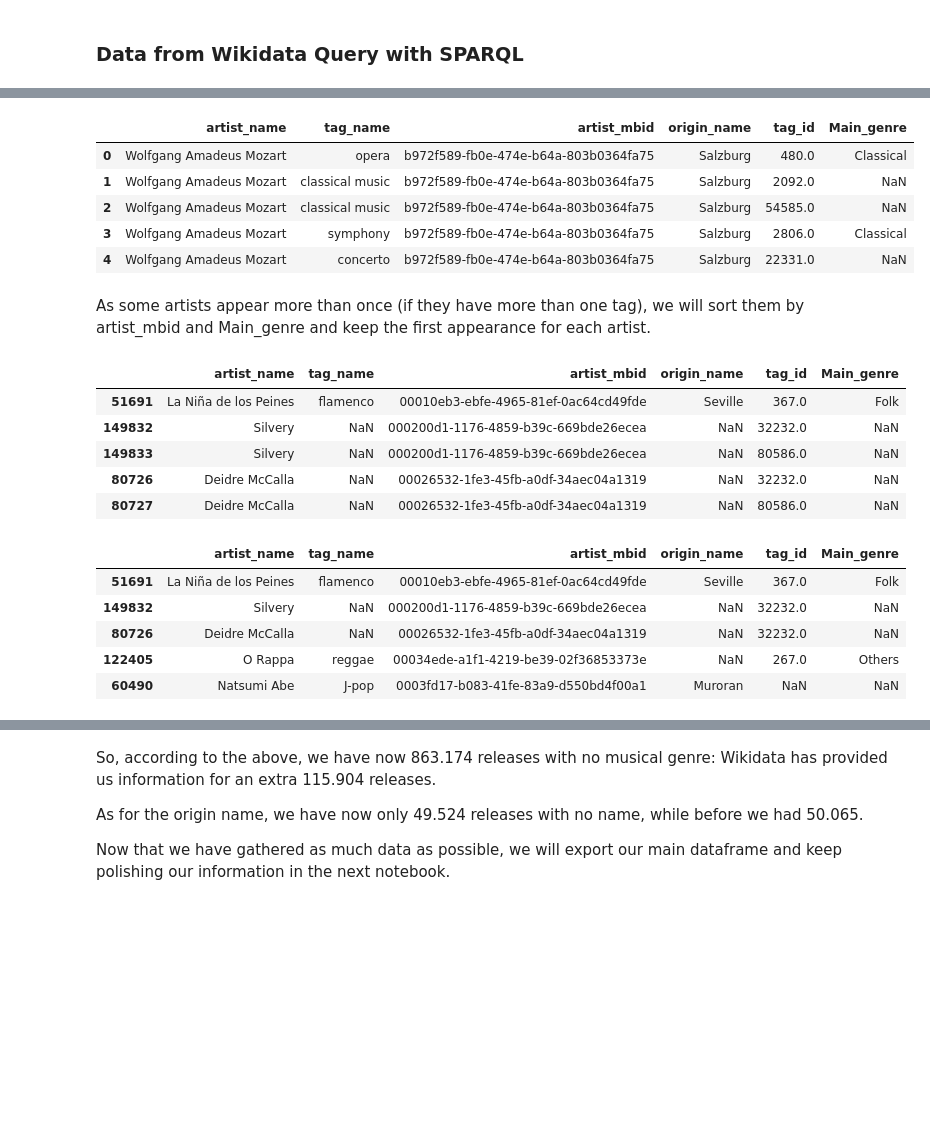
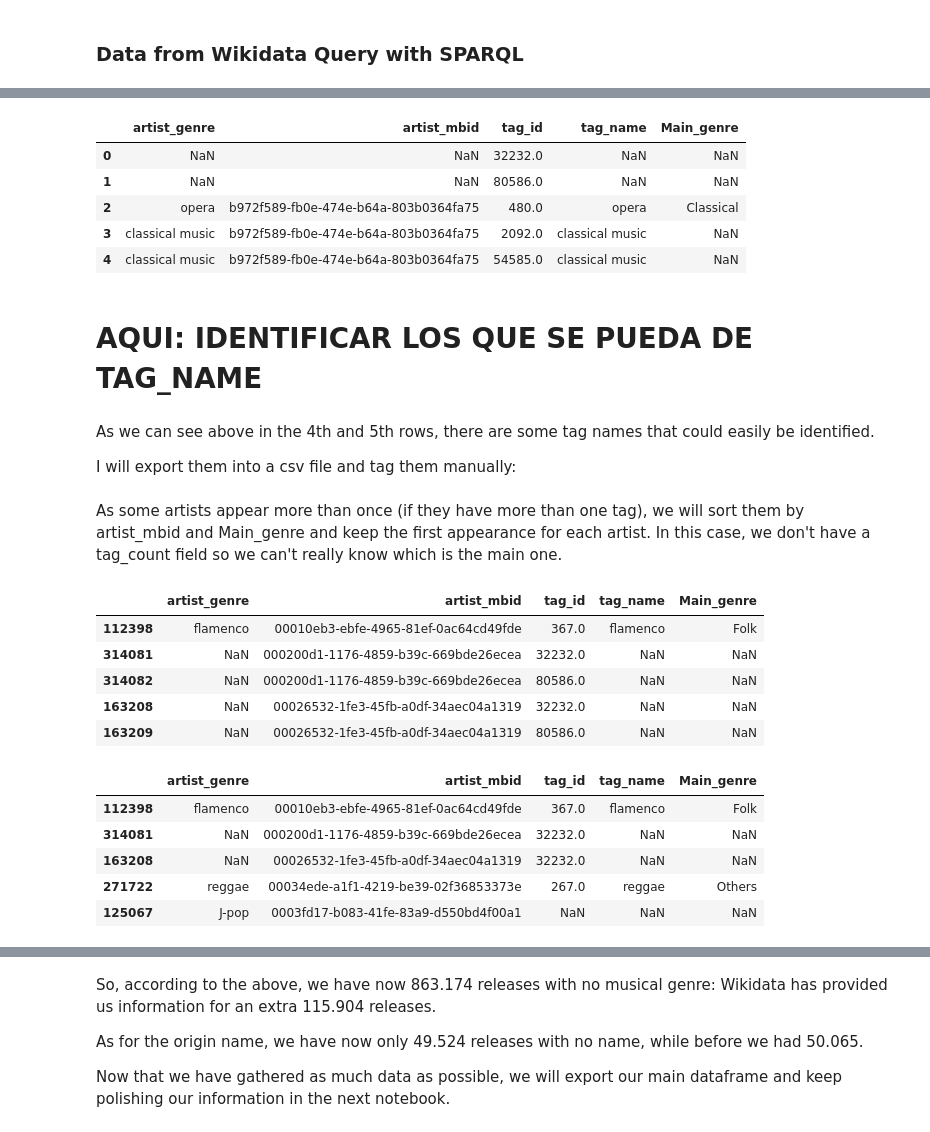
Before and after one commit to AInhoa84/Music_genre_visual_evolution, a Jupyter notebook: Data_gathering_music_genre.ipynb, the cells around one changed output, grey strips where cells are left out. Saved outputs shown, nothing was run; the diff lists cells and outputs as text; code cells hidden in the pictures; blank space fills up the shorter version.

```diff
--- a/Data_gathering_music_genre.ipynb
+++ b/Data_gathering_music_genre.ipynb
@@ -479,2 +507,14 @@ main_df2.drop(labels=['tag_counts_x','tag_id_y','tag_counts_y','tag_name_y','Mai
 # %% [markdown]
 ### Data from Wikidata Query with SPARQL
+# %%
+#Open the files and load them into dataframes with the same column names (to match with our main dataframe later):
+musicians = pd.read_csv('wikidata/query_wikidata_musicians.csv',sep=',', encoding='utf-8', usecols=[3,4])
+musicians.rename(columns={'genreLabel':'artist_genre','MusicBrainz_artist_ID':'artist_mbid'}, inplace=True)
+singers = pd.read_csv('wikidata/query_wikidata_singers.csv',sep=',', encoding='utf-8', usecols=[3,4])
+singers.rename(columns={'genreLabel':'artist_genre','MusicBrainz_artist_ID':'artist_mbid'}, inplace=True)
+bands = pd.read_csv('wikidata/query_wikidata_bands.csv',sep=',', encoding='utf-8', usecols=[3,4])
+bands.rename(columns={'genreLabel':'artist_genre','MusicBrainz_artist_ID':'artist_mbid'}, inplace=True)
+# %%
+#Now we can concatenate the 3 dataframes into one:
+wiki_df = pd.concat([musicians, singers, bands])
+wiki_df.head()
@@ -481,37 +528,43 @@ main_df2.drop(labels=['tag_counts_x','tag_id_y','tag_counts_y','tag_name_y','Mai
 # %%
 #We merge the dataframe with the tags_genres to retrieve tag_id and Main_genre:
-wiki_genres = pd.merge(wiki_df, tags_genres, how='left', on='tag_name')
+wiki_genres = pd.merge(wiki_df, tags_genres, how='left', left_on='artist_genre', right_on='tag_name')
 wiki_genres.head()
 # %% [output]
-|  | artist_name | tag_name | artist_mbid | origin_name | tag_id | Main_genre |
-| 0 | Wolfgang Amadeus Mozart | opera | b972f589-fb0e-474e-b64a-803b0364fa75 | Salzburg | 480.0 | Classical |
-| 1 | Wolfgang Amadeus Mozart | classical music | b972f589-fb0e-474e-b64a-803b0364fa75 | Salzburg | 2092.0 | NaN |
-| 2 | Wolfgang Amadeus Mozart | classical music | b972f589-fb0e-474e-b64a-803b0364fa75 | Salzburg | 54585.0 | NaN |
-| 3 | Wolfgang Amadeus Mozart | symphony | b972f589-fb0e-474e-b64a-803b0364fa75 | Salzburg | 2806.0 | Classical |
-| 4 | Wolfgang Amadeus Mozart | concerto | b972f589-fb0e-474e-b64a-803b0364fa75 | Salzburg | 22331.0 | NaN |
+|  | artist_genre | artist_mbid | tag_id | tag_name | Main_genre |
+| 0 | NaN | NaN | 32232.0 | NaN | NaN |
+| 1 | NaN | NaN | 80586.0 | NaN | NaN |
+| 2 | opera | b972f589-fb0e-474e-b64a-803b0364fa75 | 480.0 | opera | Classical |
+| 3 | classical music | b972f589-fb0e-474e-b64a-803b0364fa75 | 2092.0 | classical music | NaN |
+| 4 | classical music | b972f589-fb0e-474e-b64a-803b0364fa75 | 54585.0 | classical music | NaN |
+# %% [markdown]
+# AQUI: IDENTIFICAR LOS QUE SE PUEDA DE TAG_NAME
+# %% [markdown]
+As we can see above in the 4th and 5th rows, there are some tag names that could easily be identified.
+
+I will export them into a csv file and tag them manually:
 # %% [markdown]
-As some artists appear more than once (if they have more than one tag), we will sort them by artist_mbid and Main_genre and keep the first appearance for each artist.
+As some artists appear more than once (if they have more than one tag), we will sort them by artist_mbid and Main_genre and keep the first appearance for each artist. In this case, we don't have a tag_count field so we can't really know which is the main one.
 # %%
 #We sort by artist_id and Main_genre:
 wiki_genres.sort_values(['artist_mbid','Main_genre'], inplace=True)
 wiki_genres.head()
 # %% [output]
-|  | artist_name | tag_name | artist_mbid | origin_name | tag_id | Main_genre |
-| 51691 | La Niña de los Peines | flamenco | 00010eb3-ebfe-4965-81ef-0ac64cd49fde | Seville | 367.0 | Folk |
-| 149832 | Silvery | NaN | 000200d1-1176-4859-b39c-669bde26ecea | NaN | 32232.0 | NaN |
-| 149833 | Silvery | NaN | 000200d1-1176-4859-b39c-669bde26ecea | NaN | 80586.0 | NaN |
-| 80726 | Deidre McCalla | NaN | 00026532-1fe3-45fb-a0df-34aec04a1319 | NaN | 32232.0 | NaN |
-| 80727 | Deidre McCalla | NaN | 00026532-1fe3-45fb-a0df-34aec04a1319 | NaN | 80586.0 | NaN |
+|  | artist_genre | artist_mbid | tag_id | tag_name | Main_genre |
+| 112398 | flamenco | 00010eb3-ebfe-4965-81ef-0ac64cd49fde | 367.0 | flamenco | Folk |
+| 314081 | NaN | 000200d1-1176-4859-b39c-669bde26ecea | 32232.0 | NaN | NaN |
+| 314082 | NaN | 000200d1-1176-4859-b39c-669bde26ecea | 80586.0 | NaN | NaN |
+| 163208 | NaN | 00026532-1fe3-45fb-a0df-34aec04a1319 | 32232.0 | NaN | NaN |
+| 163209 | NaN | 00026532-1fe3-45fb-a0df-34aec04a1319 | 80586.0 | NaN | NaN |
 # %%
 #And now we can drop the duplicate artist_mbids, keeping the top rows:
 wiki_genres.drop_duplicates(subset=['artist_mbid'],keep='first', inplace=True)
 wiki_genres.head()
 # %% [output]
-|  | artist_name | tag_name | artist_mbid | origin_name | tag_id | Main_genre |
-| 51691 | La Niña de los Peines | flamenco | 00010eb3-ebfe-4965-81ef-0ac64cd49fde | Seville | 367.0 | Folk |
-| 149832 | Silvery | NaN | 000200d1-1176-4859-b39c-669bde26ecea | NaN | 32232.0 | NaN |
-| 80726 | Deidre McCalla | NaN | 00026532-1fe3-45fb-a0df-34aec04a1319 | NaN | 32232.0 | NaN |
-| 122405 | O Rappa | reggae | 00034ede-a1f1-4219-be39-02f36853373e | NaN | 267.0 | Others |
-| 60490 | Natsumi Abe | J-pop | 0003fd17-b083-41fe-83a9-d550bd4f00a1 | Muroran | NaN | NaN |
+|  | artist_genre | artist_mbid | tag_id | tag_name | Main_genre |
+| 112398 | flamenco | 00010eb3-ebfe-4965-81ef-0ac64cd49fde | 367.0 | flamenco | Folk |
+| 314081 | NaN | 000200d1-1176-4859-b39c-669bde26ecea | 32232.0 | NaN | NaN |
+| 163208 | NaN | 00026532-1fe3-45fb-a0df-34aec04a1319 | 32232.0 | NaN | NaN |
+| 271722 | reggae | 00034ede-a1f1-4219-be39-02f36853373e | 267.0 | reggae | Others |
+| 125067 | J-pop | 0003fd17-b083-41fe-83a9-d550bd4f00a1 | NaN | NaN | NaN |
 # %%
 #Now we can input this new information into our main dataframe:
```
Also changed, not shown: parts of 46 cells of this notebook.
